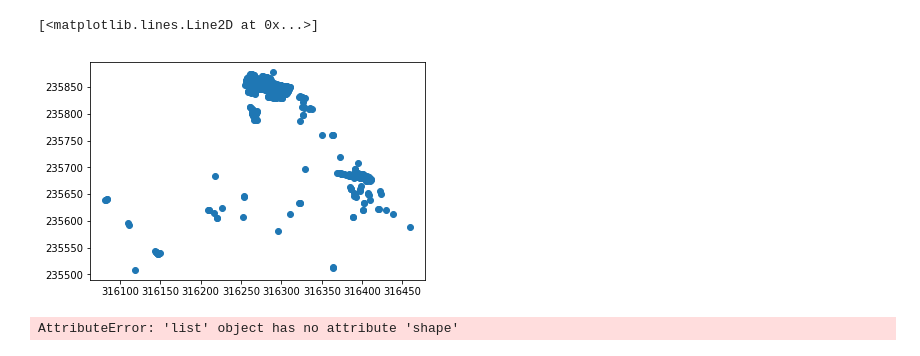
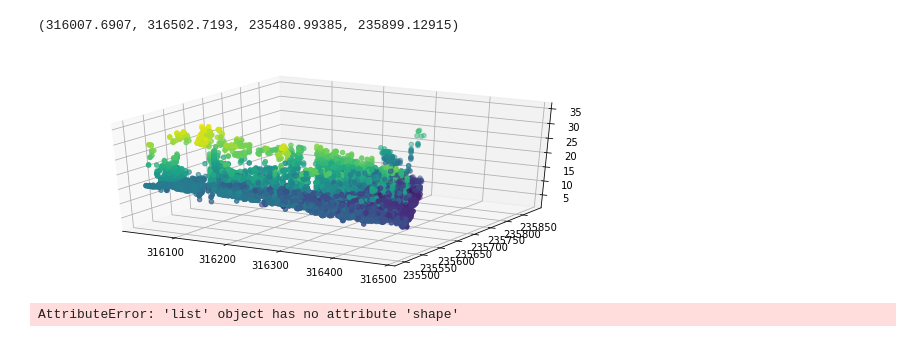
Before and after one commit to adamsteer/f4g-oceania-pdal, a Jupyter notebook: notebooks/PDAL-voxels.ipynb, the cells around one changed output. Cells and saved outputs as stored; diff of their text form; code cells hidden in the pictures.

```diff
--- a/notebooks/PDAL-voxels.ipynb
+++ b/notebooks/PDAL-voxels.ipynb
@@ -63,8 +63,14 @@ df
-# %%
-plt.plot(df.X[0:1000], df.Y[0:1000], 'o')
-# %% [output]
-[<matplotlib.lines.Line2D at 0x...>]
-[figure, removed]
+# %%
+fig = plt.figure(figsize=(10,4))
+
+ax = fig.add_subplot(111, projection='3d')
+ax.set_aspect('equal')
+
+ax.scatter(df.X[0:10000], df.Y[0:10000], df.Z[0:10000], c=df.Z[0:10000])
+ax.axis('tight')
+# %% [output]
+(316007.6907, 316502.7193, 235480.99385, 235899.12915)
+[figure, added]
 # %%
 X,Y,Z = np.meshgrid(df.X[0:1000], df.Y[0:1000], df.Z[0:1000])
 # %%
```
Also changed, not shown: parts of 2 cells of this notebook, 1 other file.
